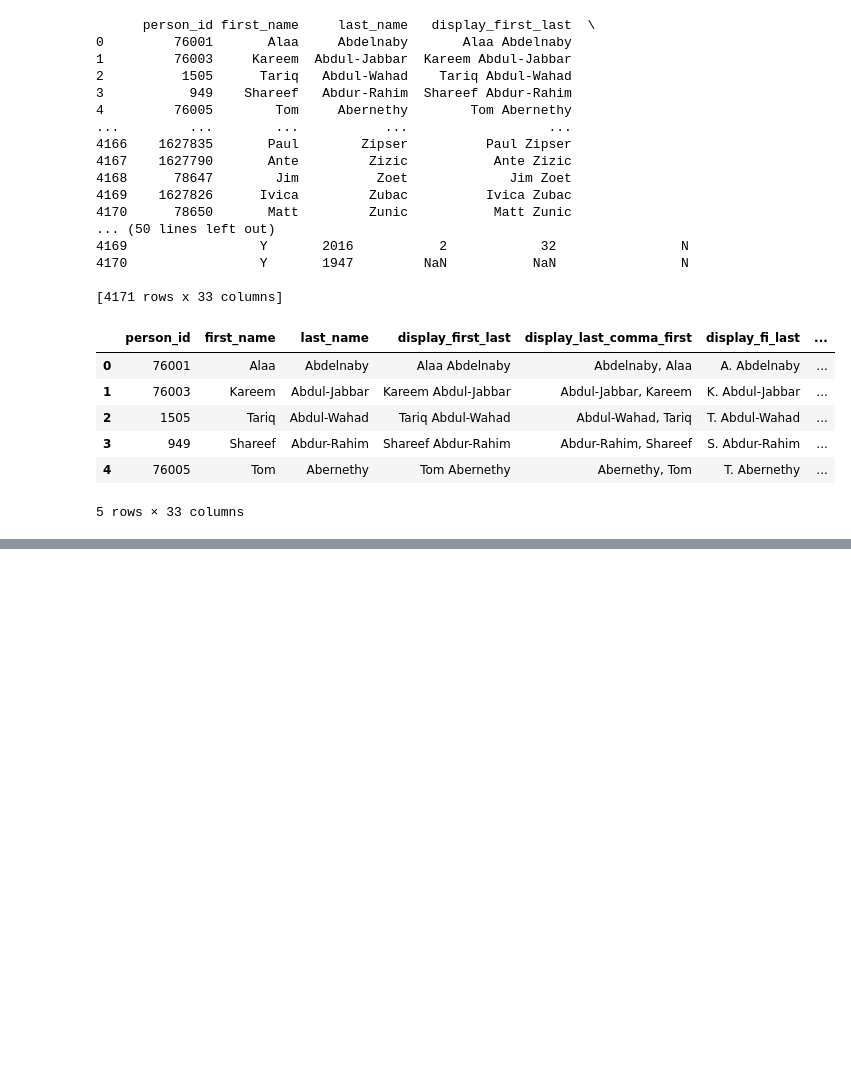
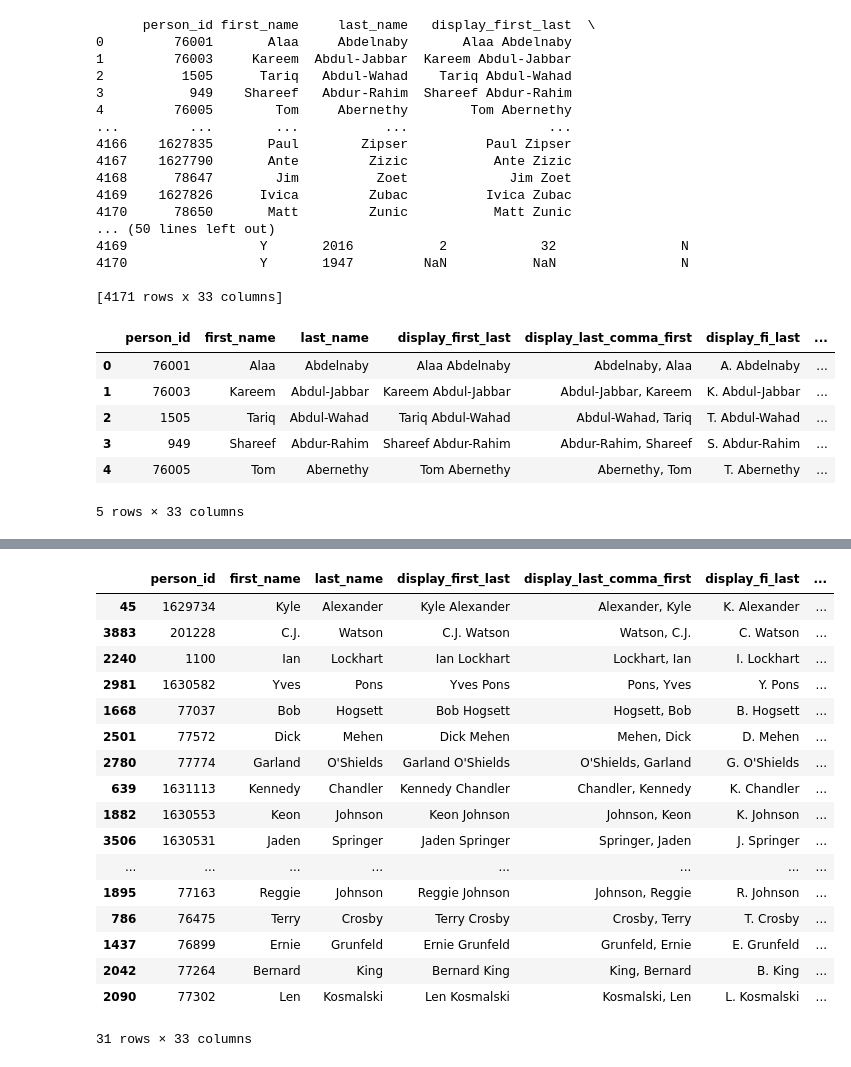
Before and after one commit to wileymartin/NBA, a Jupyter notebook: NBA.ipynb, the cells around one changed output, grey strips where cells are left out. Cells and saved outputs as stored; diff of their text form; code cells hidden in the pictures; blank space fills up the shorter version.

```diff
--- a/NBA.ipynb
+++ b/NBA.ipynb
@@ -72,0 +71,21 @@ SyntaxError: unmatched ']' (1114389657.py, line 1)
+# %%
+Tenn_df[Tenn_df['draft_number'].notna()]
+# %% [output]
+|  | person_id | first_name | last_name | display_first_last | display_last_comma_first | display_fi_last | ... |
+| 45 | 1629734 | Kyle | Alexander | Kyle Alexander | Alexander, Kyle | K. Alexander | ... |
+| 3883 | 201228 | C.J. | Watson | C.J. Watson | Watson, C.J. | C. Watson | ... |
+| 2240 | 1100 | Ian | Lockhart | Ian Lockhart | Lockhart, Ian | I. Lockhart | ... |
+| 2981 | 1630582 | Yves | Pons | Yves Pons | Pons, Yves | Y. Pons | ... |
+| 1668 | 77037 | Bob | Hogsett | Bob Hogsett | Hogsett, Bob | B. Hogsett | ... |
+| 2501 | 77572 | Dick | Mehen | Dick Mehen | Mehen, Dick | D. Mehen | ... |
+| 2780 | 77774 | Garland | O'Shields | Garland O'Shields | O'Shields, Garland | G. O'Shields | ... |
+| 639 | 1631113 | Kennedy | Chandler | Kennedy Chandler | Chandler, Kennedy | K. Chandler | ... |
+| 1882 | 1630553 | Keon | Johnson | Keon Johnson | Johnson, Keon | K. Johnson | ... |
+| 3506 | 1630531 | Jaden | Springer | Jaden Springer | Springer, Jaden | J. Springer | ... |
+| ... | ... | ... | ... | ... | ... | ... | ... |
+| 1895 | 77163 | Reggie | Johnson | Reggie Johnson | Johnson, Reggie | R. Johnson | ... |
+| 786 | 76475 | Terry | Crosby | Terry Crosby | Crosby, Terry | T. Crosby | ... |
+| 1437 | 76899 | Ernie | Grunfeld | Ernie Grunfeld | Grunfeld, Ernie | E. Grunfeld | ... |
+| 2042 | 77264 | Bernard | King | Bernard King | King, Bernard | B. King | ... |
+| 2090 | 77302 | Len | Kosmalski | Len Kosmalski | Kosmalski, Len | L. Kosmalski | ... |
+31 rows × 33 columns
```
Also changed, not shown: parts of 26 cells of this notebook.
